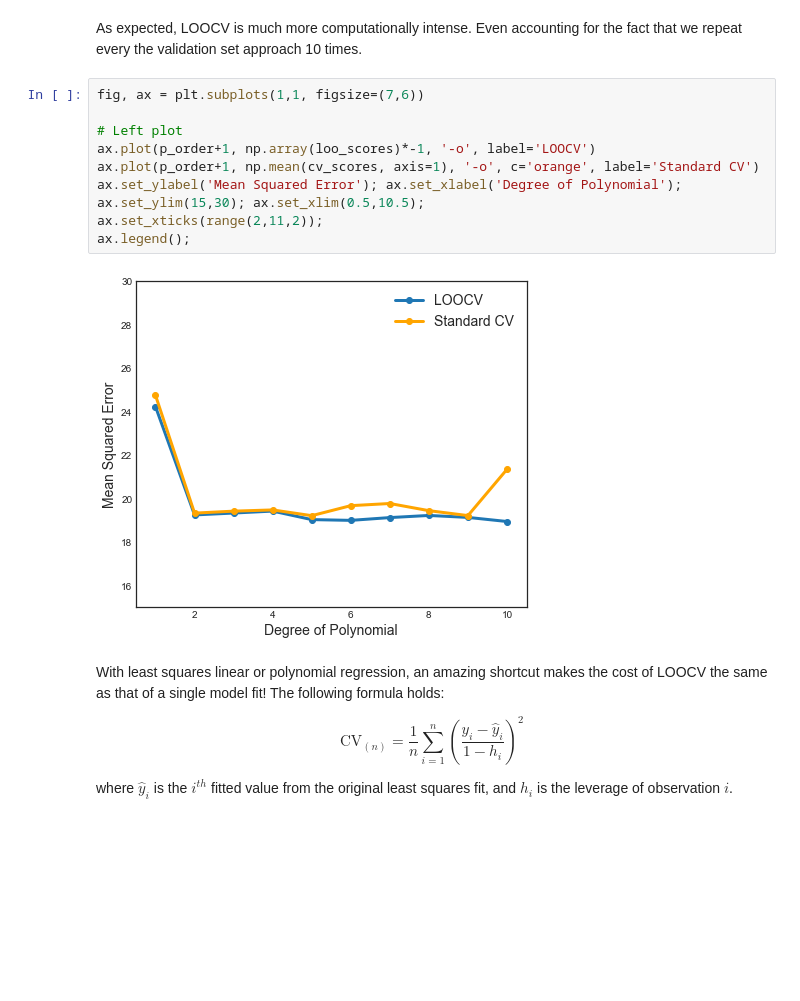
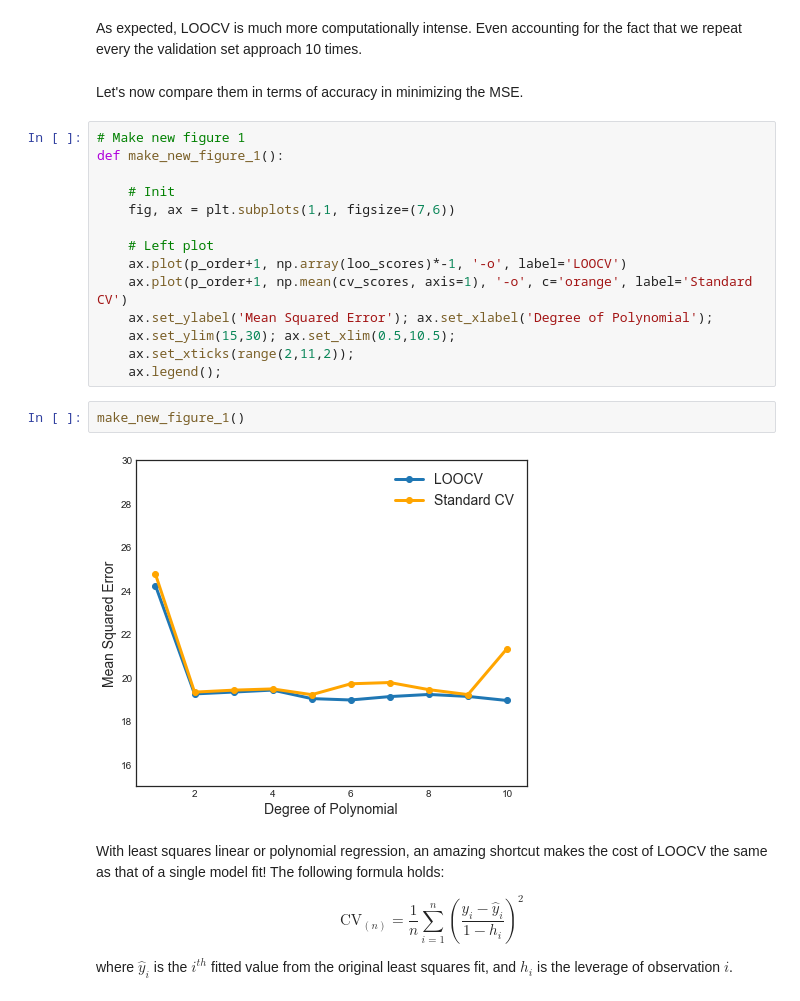
Before and after one commit to matteocourthoud/Machine-Learning-for-Economic-Analysis, a Jupyter notebook: notebooks/4-crossvalidation.ipynb, the cells around one changed output. Cells and saved outputs as stored; diff of their text form; blank space fills up the shorter version.

```diff
--- a/notebooks/4-crossvalidation.ipynb
+++ b/notebooks/4-crossvalidation.ipynb
@@ -178,17 +195,25 @@ Time elapsed: 6.8178 seconds
 # %% [markdown]
 As expected, LOOCV is much more computationally intense. Even accounting for the fact that we repeat every the validation set approach 10 times.
+# %% [markdown]
+Let's now compare them in terms of accuracy in minimizing the MSE.
 # %%
-fig, ax = plt.subplots(1,1, figsize=(7,6))
+# Make new figure 1
+def make_new_figure_1():
 
-# Left plot
-ax.plot(p_order+1, np.array(loo_scores)*-1, '-o', label='LOOCV')
-ax.plot(p_order+1, np.mean(cv_scores, axis=1), '-o', c='orange', label='Standard CV')
-ax.set_ylabel('Mean Squared Error'); ax.set_xlabel('Degree of Polynomial');
-ax.set_ylim(15,30); ax.set_xlim(0.5,10.5);
-ax.set_xticks(range(2,11,2));
-ax.legend();
+    # Init
+    fig, ax = plt.subplots(1,1, figsize=(7,6))
+
+    # Left plot
+    ax.plot(p_order+1, np.array(loo_scores)*-1, '-o', label='LOOCV')
+    ax.plot(p_order+1, np.mean(cv_scores, axis=1), '-o', c='orange', label='Standard CV')
+    ax.set_ylabel('Mean Squared Error'); ax.set_xlabel('Degree of Polynomial');
+    ax.set_ylim(15,30); ax.set_xlim(0.5,10.5);
+    ax.set_xticks(range(2,11,2));
+    ax.legend();
-# %% [output]
-[figure, removed]
+# %%
+make_new_figure_1()
+# %% [output]
+[figure, added]
 # %% [markdown]
 With least squares linear or polynomial regression, an amazing shortcut makes the cost of LOOCV the same as that of a single model fit! The following formula holds:
 
```
Also changed, not shown: parts of 32 cells of this notebook, 1 other file.
